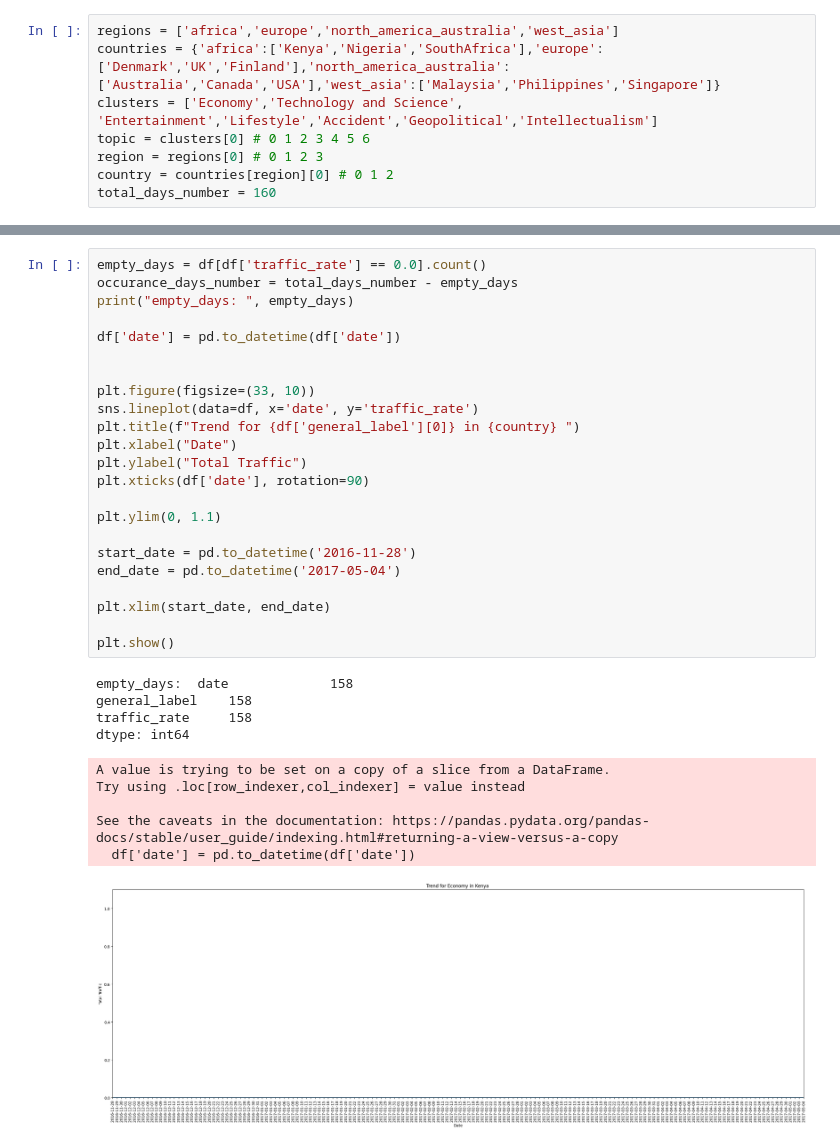
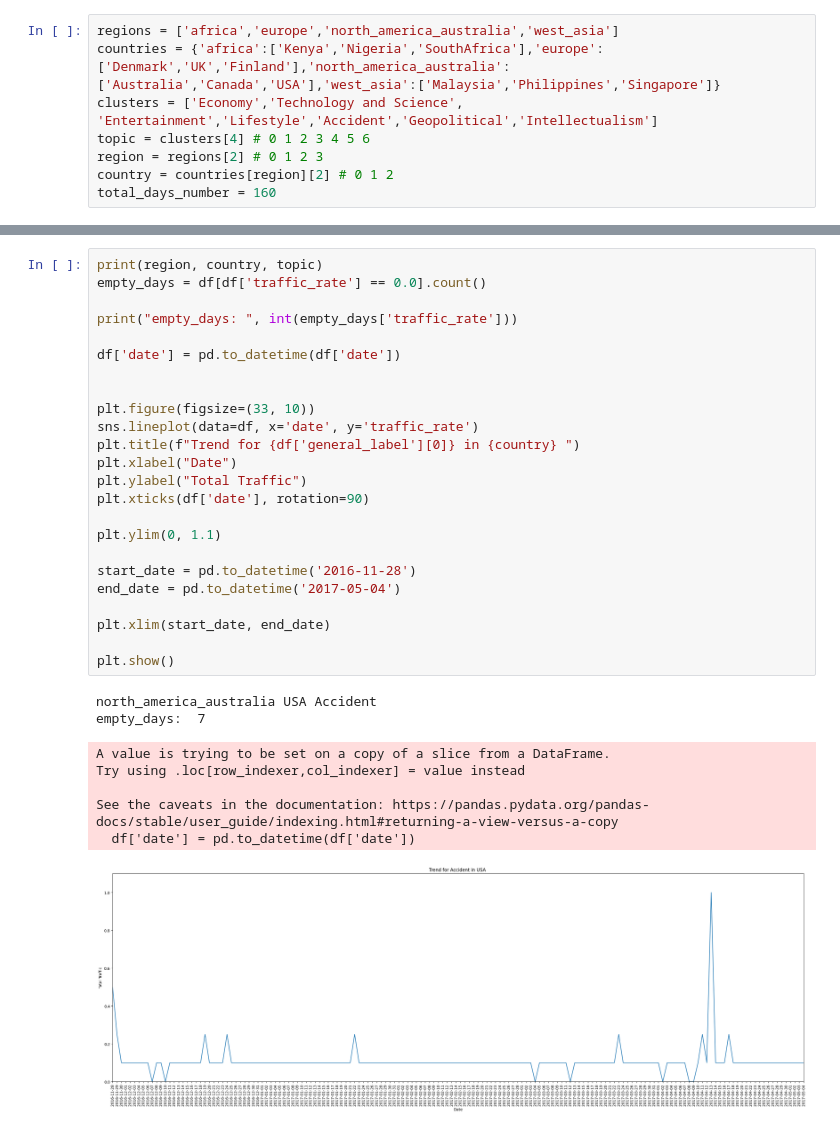
Before and after one commit to MohamedAlkurdi/Trends_prediction_model, a Jupyter notebook: Classification/general_labeled_data_with_relative_traffice_rate_vis.ipynb, the cells around one changed output, grey strips where cells are left out. Saved outputs shown, nothing was run; the diff lists cells and outputs as text.

```diff
--- a/Classification/general_labeled_data_with_relative_traffice_rate_vis.ipynb
+++ b/Classification/general_labeled_data_with_relative_traffice_rate_vis.ipynb
@@ -6,9 +7,9 @@ import seaborn as sns
 regions = ['africa','europe','north_america_australia','west_asia']
 countries = {'africa':['Kenya','Nigeria','SouthAfrica'],'europe':['Denmark','UK','Finland'],'north_america_australia':['Australia','Canada','USA'],'west_asia':['Malaysia','Philippines','Singapore']}
 clusters = ['Economy','Technology and Science', 'Entertainment','Lifestyle','Accident','Geopolitical','Intellectualism']
-topic = clusters[0] # 0 1 2 3 4 5 6
-region = regions[0] # 0 1 2 3
-country = countries[region][0] # 0 1 2
+topic = clusters[4] # 0 1 2 3 4 5 6
+region = regions[2] # 0 1 2 3
+country = countries[region][2] # 0 1 2
 total_days_number = 160
 # %%
 #--------general labels with relative traffic rate--------#
@@ -36,35 +37,34 @@ df
 158 rows × 3 columns
 # %%
+print(region, country, topic)
 empty_days = df[df['traffic_rate'] == 0.0].count()
-occurance_days_number = total_days_number - empty_days
-print("empty_days: ", empty_days)
+
+print("empty_days: ", int(empty_days['traffic_rate']))
 
 df['date'] = pd.to_datetime(df['date'])
 
 
 plt.figure(figsize=(33, 10))
 sns.lineplot(data=df, x='date', y='traffic_rate')
 plt.title(f"Trend for {df['general_label'][0]} in {country} ")
 plt.xlabel("Date")
 plt.ylabel("Total Traffic")
 plt.xticks(df['date'], rotation=90)
 
 plt.ylim(0, 1.1)
 
 start_date = pd.to_datetime('2016-11-28')
 end_date = pd.to_datetime('2017-05-04')
 
 plt.xlim(start_date, end_date)
 
 plt.show()
 # %% [output]
-empty_days:  date             158
-general_label    158
-traffic_rate     158
-dtype: int64
+north_america_australia USA Accident
+empty_days:  7
 A value is trying to be set on a copy of a slice from a DataFrame.
 Try using .loc[row_indexer,col_indexer] = value instead
 
 See the caveats in the documentation: https://pandas.pydata.org/pandas-docs/stable/user_guide/indexing.html#returning-a-view-versus-a-copy
   df['date'] = pd.to_datetime(df['date'])
-[figure, old version]
+[figure, new version]
```
Also changed, not shown: parts of 3 cells of this notebook, 4 other files.
